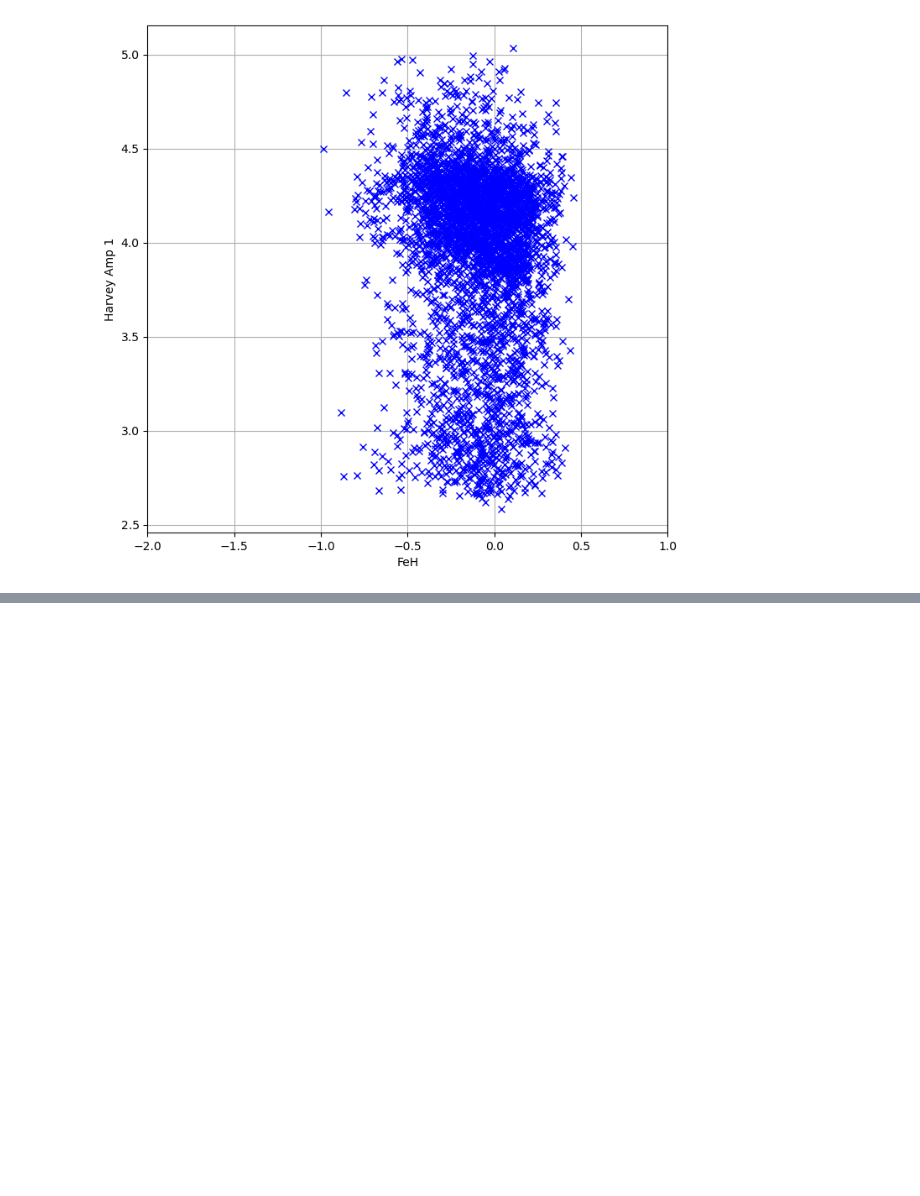
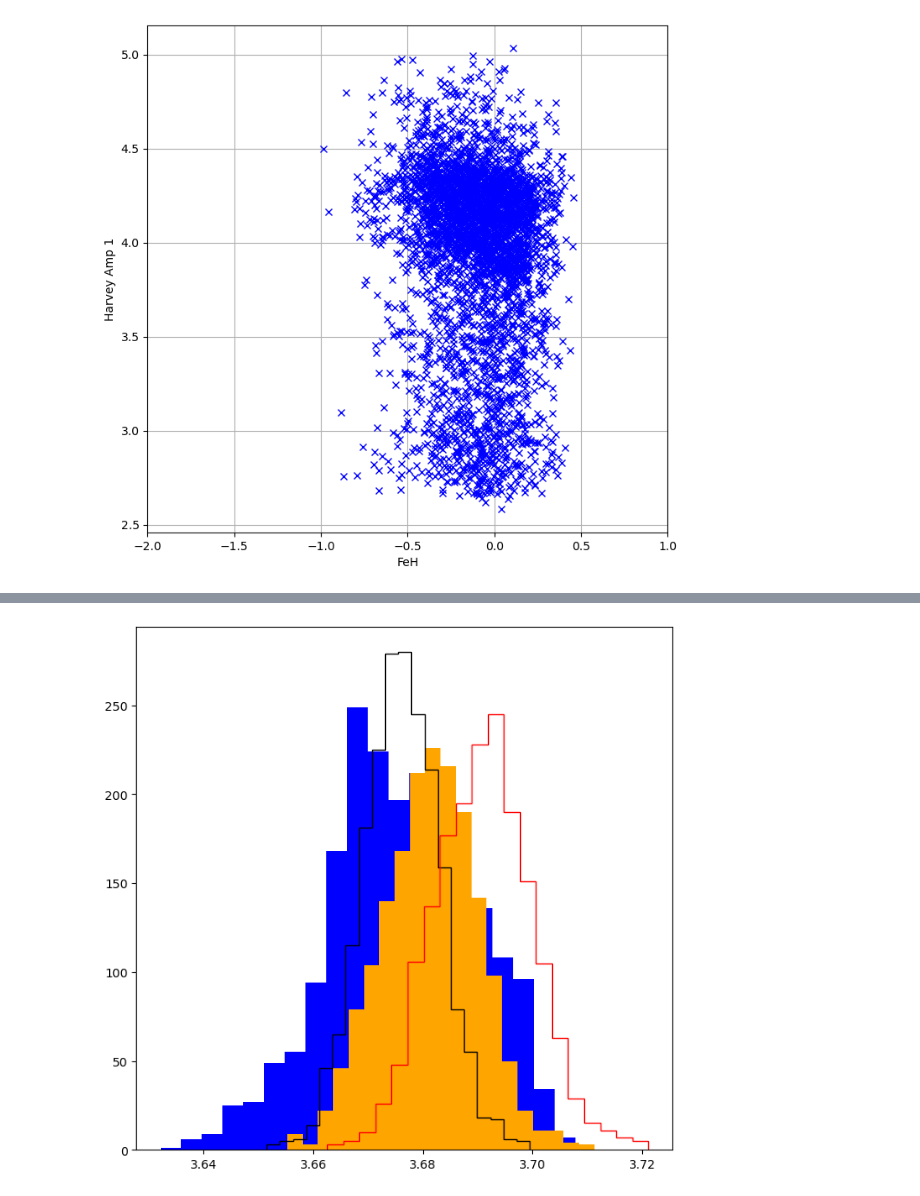
Before and after one commit to pollygecko/sharing-APOGEE_APOKASC, a Jupyter notebook: SSI APOGEE and APOKASC Stars.ipynb, the cells around one changed output, grey strips where cells are left out. Drawn from its saved outputs; the diff is of its cells as text; code cells hidden in the pictures; blank space fills up the shorter version.

```diff
--- a/SSI APOGEE and APOKASC Stars.ipynb
+++ b/SSI APOGEE and APOKASC Stars.ipynb
@@ -507,0 +639,11 @@ plt.show()
+# %%
+%matplotlib inline
+figure(figsize=(8,8), dpi=100)
+plt.hist(np.log10(Teff_final[red_giant]), bins = 20, color = 'blue')
+plt.hist(x_prime[red_giant]+mean_l_teff, bins = 20, histtype = 'step', color = 'black')
+plt.hist(np.log10(Teff_final[red_clump]), bins = 20, color = 'orange')
+plt.hist(x_prime[red_clump]+mean_l_teff, bins = 20, histtype = 'step', color = 'red')
+plt.show()
+#probing two different temp-like regions (both could bias the fits
+# %% [output]
+[figure, added]
```
Also changed, not shown: parts of 17 cells of this notebook.
